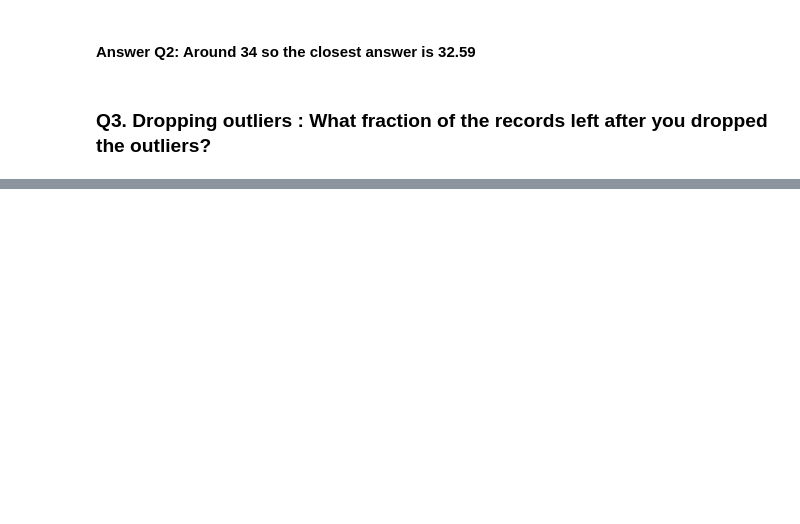
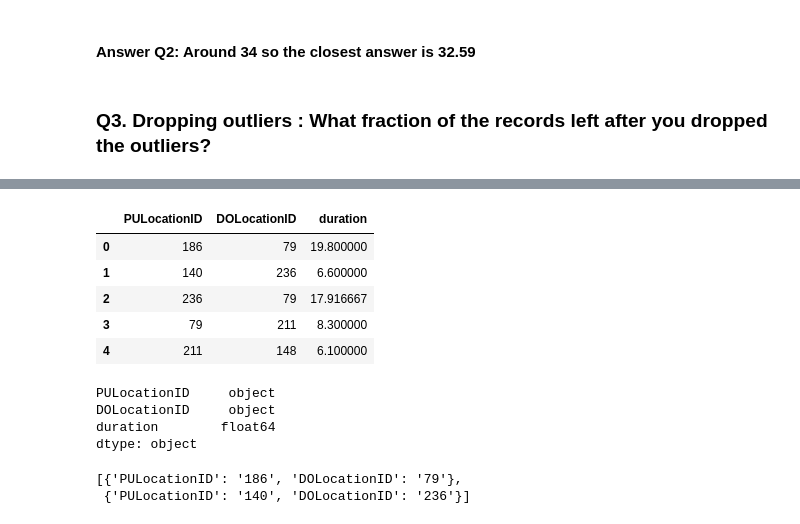
Before and after one commit to hbacard/mlops-zoomcamp, a Jupyter notebook: duration-prediction.ipynb, the cells around one changed output, grey strips where cells are left out. Cells and saved outputs as stored; diff of their text form; code cells hidden in the pictures; blank space fills up the shorter version.

```diff
--- a/duration-prediction.ipynb
+++ b/duration-prediction.ipynb
@@ -83,0 +115,12 @@ Name: outlier, dtype: float64
+# %%
+used_columns = ['PULocationID','DOLocationID', 'duration']
+df_jan_used = df_jan[used_columns].copy()
+# %%
+df_jan_used.head()
+# %% [output]
+|  | PULocationID | DOLocationID | duration |
+| 0 | 186 | 79 | 19.800000 |
+| 1 | 140 | 236 | 6.600000 |
+| 2 | 236 | 79 | 17.916667 |
+| 3 | 79 | 211 | 8.300000 |
+| 4 | 211 | 148 | 6.100000 |
@@ -83,0 +129,7 @@ Name: outlier, dtype: float64
+# %%
+df_jan_used.dtypes
+# %% [output]
+PULocationID     object
+DOLocationID     object
+duration        float64
+dtype: object
@@ -83,0 +139,5 @@ Name: outlier, dtype: float64
+# %%
+data_dict[:2]
+# %% [output]
+[{'PULocationID': '186', 'DOLocationID': '79'},
+ {'PULocationID': '140', 'DOLocationID': '236'}]
```
Also changed, not shown: parts of 33 cells of this notebook.
